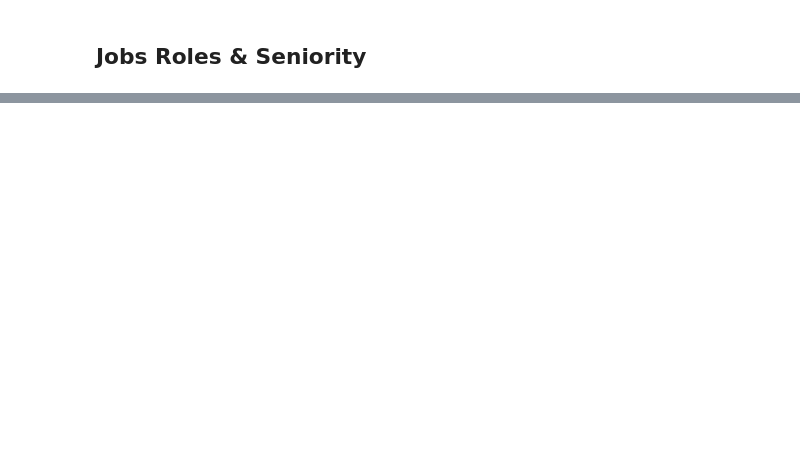
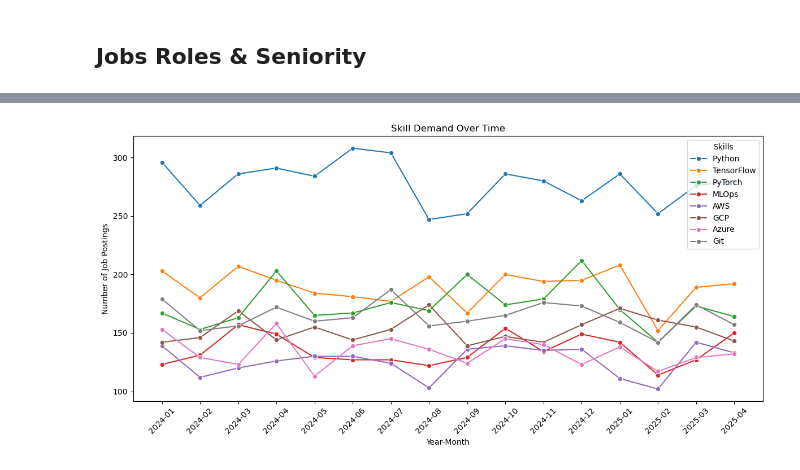
Before and after one commit to nyckienite/TKH-Capstone-Project, a Jupyter notebook: NO-Jobs_Roles_Seniority/jobseniorEDA.ipynb, the cells around one changed output, grey strips where cells are left out. Drawn from its saved outputs; the diff is of its cells as text; code cells hidden in the pictures; blank space fills up the shorter version.

```diff
--- a/NO-Jobs_Roles_Seniority/jobseniorEDA.ipynb
+++ b/NO-Jobs_Roles_Seniority/jobseniorEDA.ipynb
@@ -34,0 +91,6 @@ We will explore three key research questions:
+# %%
+# Create a cleaned version of the dataset by dropping rows with missing values
+seniorjobs_clean = seniorjobs.dropna()
+
+# Verify that no missing values remain
+seniorjobs_clean.isnull().sum().sum()
@@ -34,0 +99,3 @@ We will explore three key research questions:
+# %%
+roles_jobs = seniorjobs_clean[['job_title','posting_date','experience_level', 'education_required', 'years_experience','required_skills']]
+print(roles_jobs)
@@ -34,0 +120,38 @@ We will explore three key research questions:
+# %%
+# Skills to track over time
+skills_to_track = ['Python', 'TensorFlow', 'PyTorch', 'MLOps', 'AWS', 'GCP', 'Azure', 'Git', 'Generative AI']
+
+# Ensure posting_date is datetime and added a Year-Month key
+
+role_jobs = roles_jobs.copy()
+role_jobs['posting_date'] = pd.to_datetime(role_jobs['posting_date'], errors='coerce')
+role_jobs['year_month']   = role_jobs['posting_date'].dt.to_period('M').astype(str)
+
+
+# Build a long table of skill-month counts
+records = []
+for sk in skills_to_track:
+    mask = role_jobs['required_skills'].str.contains(fr'\b{sk}\b', case=False, na=False, regex=True)
+    tmp = (role_jobs[mask]
+           .groupby("year_month")
+           .size()
+           .reset_index(name='count'))
+    tmp['skill'] = sk
+    records.append(tmp)
+
+trend_df = pd.concat(records, ignore_index=True) if records else pd.DataFrame(columns=['year_month','count','skill'])
+
+# Plotting the trends
+plt.figure(figsize=(12, 6))
+sns.lineplot(data=trend_df, x='year_month', y='count', hue='skill', marker='o')
+
+# Improving plot aesthetics
+plt.title('Skill Demand Over Time')
+plt.xlabel('Year-Month')
+plt.ylabel('Number of Job Postings')
+plt.xticks(rotation=45)
+plt.legend(title='Skills')
+plt.tight_layout()
+plt.show()
+# %% [output]
+[figure, added]
```
Also changed, not shown: parts of 7 cells of this notebook.
